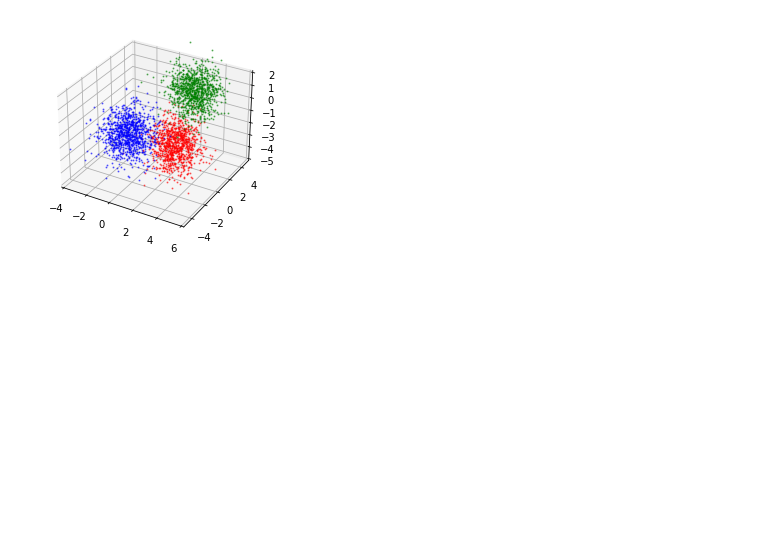
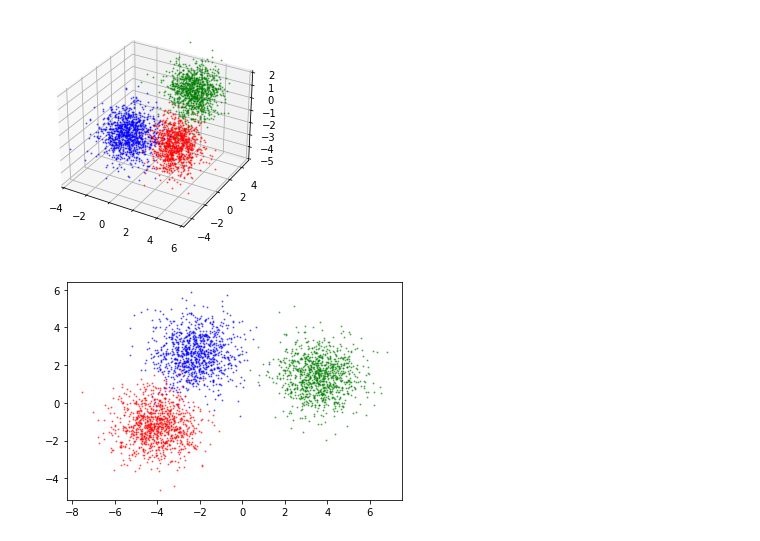
Before and after one commit to Jitensid/Data-Science-Lab-Submissions, a Jupyter notebook: Tutorials/Tutorial 3/DS Tutorial 3.ipynb, the cells around one changed output. Cells and saved outputs as stored; diff of their text form; code cells hidden in the pictures; blank space fills up the shorter version.

```diff
--- a/Tutorials/Tutorial 3/DS Tutorial 3.ipynb
+++ b/Tutorials/Tutorial 3/DS Tutorial 3.ipynb
@@ -79,0 +85,17 @@ plt.show()
+# %%
+U,_,_ = svd(W) # we only need U
+# %%
+P = W @ pinv(W)
+# %%
+R = U.T @ P
+# %%
+RX1 = (R @ X1.T).T
+RX2 = (R @ X2.T).T
+RX3 = (R @ X3.T).T
+# %%
+plt.plot(RX1 [: ,0] , RX1 [: ,1] ,'b.',alpha =0.5 , markersize =2)
+plt.plot(RX2 [: ,0] , RX2 [: ,1] ,'g.',alpha =0.5 , markersize =2)
+plt.plot(RX3 [: ,0] , RX3 [: ,1] ,'r.',alpha =0.5 , markersize =2)
+plt.show ()
+# %% [output]
+[figure, added]
```
Also changed, not shown: parts of 3 cells of this notebook, 1 other file.
